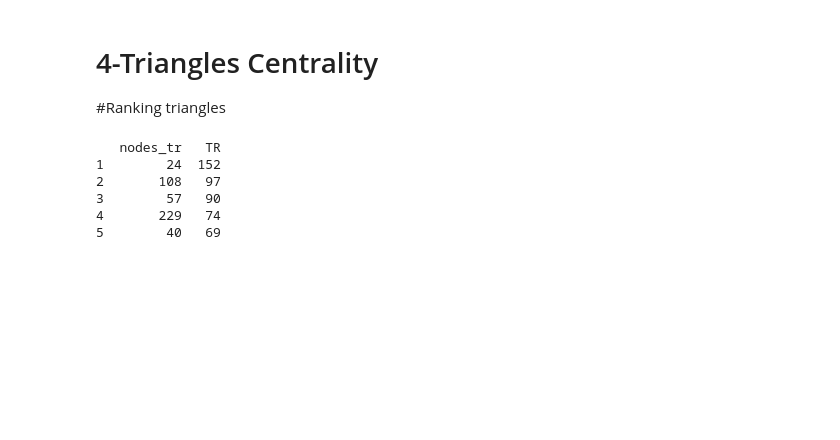
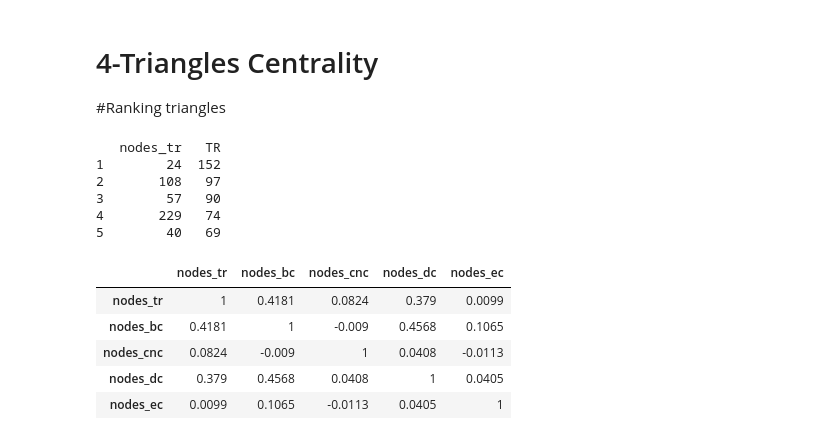
Before and after one commit to amshoo/python, a Jupyter notebook: Centrality.ipynb, the cells around one changed output. Cells and saved outputs as stored; diff of their text form; code cells hidden in the pictures; blank space fills up the shorter version.

```diff
--- a/Centrality.ipynb
+++ b/Centrality.ipynb
@@ -149,0 +165,18 @@ power_table = pd.concat([triangles_table,
+# %%
+# Importing required libraries
+import researchpy as rp
+from scipy import stats
+#The casewise method returns all information in 3 dataframes
+#corr_type, corr_matrix, corr_ps=>
+corr_type, corr_matrix, corr_ps = rp.corr_case(power_table[['nodes_tr', 'nodes_bc', 'nodes_cnc', 'nodes_dc', 'nodes_ec']])
+#PAIRWISEcorrelation
+corr_pair = rp.corr_pair(power_table[['nodes_tr', 'nodes_bc', 'nodes_cnc', 'nodes_dc', 'nodes_ec']])
+# %%
+corr_matrix
+# %% [output]
+|  | nodes_tr | nodes_bc | nodes_cnc | nodes_dc | nodes_ec |
+| nodes_tr | 1 | 0.4181 | 0.0824 | 0.379 | 0.0099 |
+| nodes_bc | 0.4181 | 1 | -0.009 | 0.4568 | 0.1065 |
+| nodes_cnc | 0.0824 | -0.009 | 1 | 0.0408 | -0.0113 |
+| nodes_dc | 0.379 | 0.4568 | 0.0408 | 1 | 0.0405 |
+| nodes_ec | 0.0099 | 0.1065 | -0.0113 | 0.0405 | 1 |
```
Also changed, not shown: parts of 3 cells of this notebook, 8 other files.
